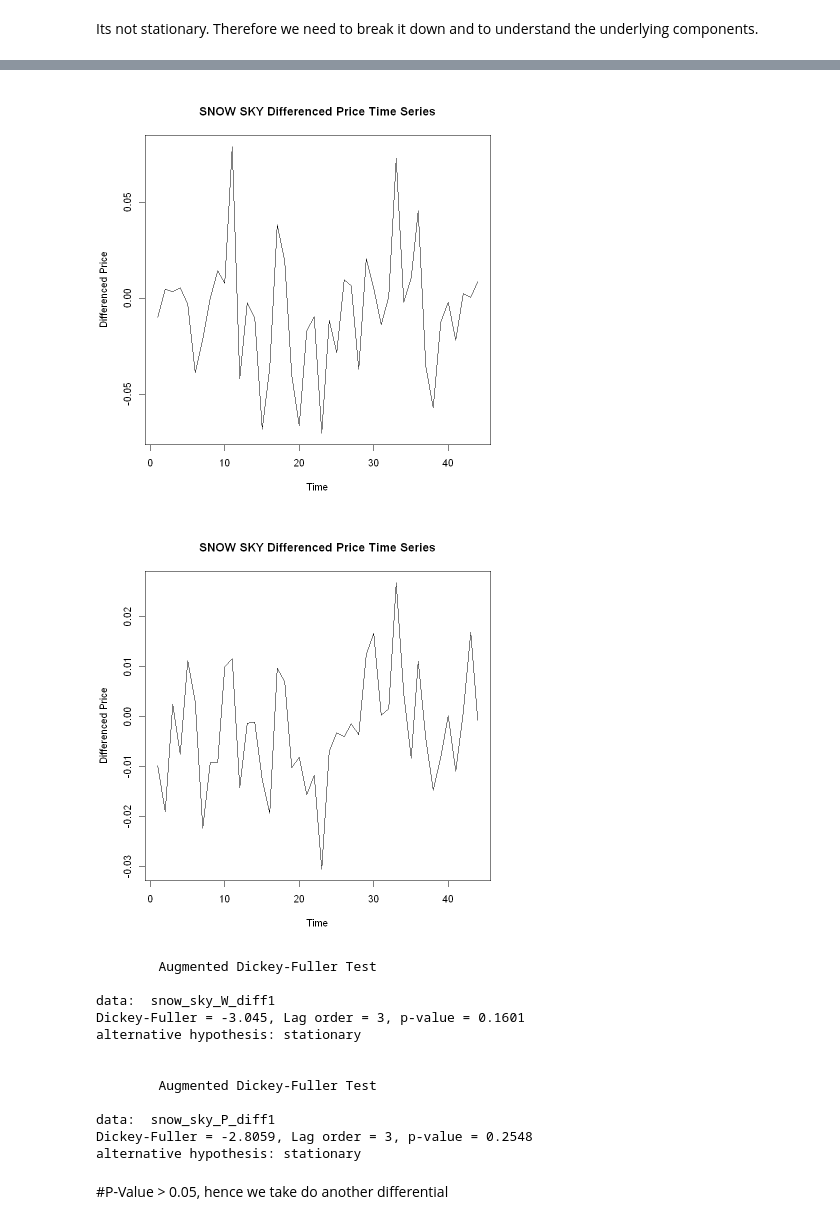
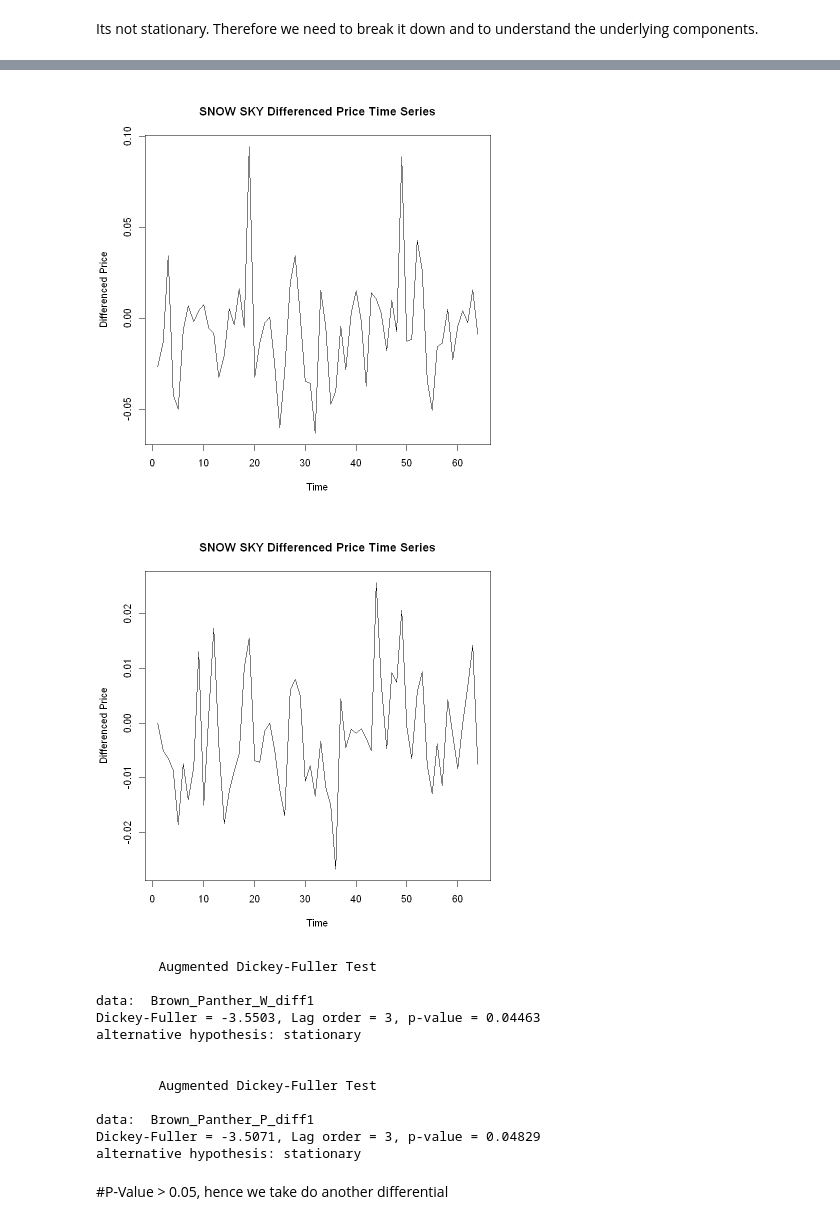
Before and after one commit to SamuelDevdas/Time-Series-Finance-Sports-Betting, a Jupyter notebook: win_data_prep2.ipynb, the cells around one changed output, grey strips where cells are left out. Cells and saved outputs as stored; diff of their text form; code cells hidden in the pictures.

```diff
--- a/win_data_prep2.ipynb
+++ b/win_data_prep2.ipynb
@@ -124,10 +104,9 @@ PLACE_PRO_df <- PLACE_PRO_df %>%
   left_join(horse_names_df, by = c("horse_id" = "horse_id"))
 # %%
 # Important instances to split df
-PP_t <- "2015-05-15 16:07:00"
+PP_t <- "2015-05-15 16:06:18"
 IP_t <- "2015-05-15 16:16:00"
 
-Bucket_size <- 12
 
 # Split the data frame into three parts based on the given times
 WIN_PRO_df_Morning <- WIN_PRO_df %>% filter(timestamp < PP_t)
@@ -277,12 +256,12 @@ print(sum(duplicated(Snow_Sky_PLACE_df)))
 [1] 0
 # %%
 # Convert 'time_bucket' to POSIXct for proper time handling
-Snow_Sky_WIN_df <- Snow_Sky_WIN_df %>%
+Brown_Panther_WIN_df <- Brown_Panther_WIN_df %>%
   mutate(timestamp = as.POSIXct(time_bucket * Bucket_size, origin = "1970-01-01", tz = "GMT"))
 
 # Check the range of the timestamp
-start_time <- min(Snow_Sky_WIN_df$timestamp)
-end_time <- max(Snow_Sky_WIN_df$timestamp)
+start_time <- min(Brown_Panther_WIN_df$timestamp)
+end_time <- max(Brown_Panther_WIN_df$timestamp)
 
 # Create a sequence of time points from start to end with a step of 6 seconds
 time_points <- seq(from = start_time, to = end_time, by = Bucket_size)
@@ -292,7 +271,7 @@ complete_data <- data.frame(timestamp = time_points)
 
 # Merge with the original data to ensure alignment
 complete_data <- complete_data %>%
-  left_join(Snow_Sky_WIN_df, by = "timestamp")
+  left_join(Brown_Panther_WIN_df, by = "timestamp")
 
 # Fill missing prices with NA or any other method if necessary
 complete_data <- complete_data %>%
@@ -326,11 +304,11 @@ A Time Series: 1 × 6
 # %%
 # Convert 'time_bucket' to POSIXct for proper time handling
-Snow_Sky_PLACE_df <- Snow_Sky_PLACE_df %>%
+Brown_Panther_PLACE_df <- Brown_Panther_PLACE_df %>%
   mutate(timestamp = as.POSIXct(time_bucket * Bucket_size, origin = "1970-01-01", tz = "GMT"))
 
 # Check the range of the timestamp
-start_time <- min(Snow_Sky_PLACE_df$timestamp)
-end_time <- max(Snow_Sky_PLACE_df$timestamp)
+start_time <- min(Brown_Panther_PLACE_df$timestamp)
+end_time <- max(Brown_Panther_PLACE_df$timestamp)
 
 # Create a sequence of time points from start to end with a step of 6 seconds
 time_points <- seq(from = start_time, to = end_time, by = Bucket_size)
@@ -340,7 +318,7 @@ complete_data <- data.frame(timestamp = time_points)
 
 # Merge with the original data to ensure alignment
 complete_data <- complete_data %>%
-  left_join(Snow_Sky_PLACE_df, by = "timestamp")
+  left_join(Brown_Panther_PLACE_df, by = "timestamp")
 
 # Fill missing prices with NA or any other method if necessary
 complete_data <- complete_data %>%
@@ -436,5 +392,5 @@ plot(decomposed_2)
 # %%
-snow_sky_W_diff1 <- diff(Snow_Sky_WIN_df$mean_price, lag = 1)
+Brown_Panther_W_diff1 <- diff(Brown_Panther_WIN_df$mean_price, lag = 1)
 
-snow_sky_P_diff1 <- diff(Snow_Sky_PLACE_df$mean_price, lag = 1)
+Brown_Panther_P_diff1 <- diff(Brown_Panther_PLACE_df$mean_price, lag = 1)
 # %%
@@ -493,30 +449,30 @@ A tibble: 6 × 3
 [1] 0
 [1] 0
 # %%
-plot(snow_sky_W_diff1, main="SNOW SKY Differenced Price Time Series", xlab="Time", ylab="Differenced Price", type="l")
+plot(Brown_Panther_W_diff1, main="SNOW SKY Differenced Price Time Series", xlab="Time", ylab="Differenced Price", type="l")
 
-plot(snow_sky_P_diff1, main="SNOW SKY Differenced Price Time Series", xlab="Time", ylab="Differenced Price", type="l")
+plot(Brown_Panther_P_diff1, main="SNOW SKY Differenced Price Time Series", xlab="Time", ylab="Differenced Price", type="l")
 # %% [output]
-[figure, old version]
+[figure, new version]
-[figure, old version]
+[figure, new version]
 # %%
-adf_result_diff <- adf.test(snow_sky_W_diff1, alternative = "stationary")
+adf_result_diff <- adf.test(Brown_Panther_W_diff1, alternative = "stationary")
 print(adf_result_diff)
 
-adf_result_diff_P <- adf.test(snow_sky_P_diff1, alternative = "stationary")
+adf_result_diff_P <- adf.test(Brown_Panther_P_diff1, alternative = "stationary")
 print(adf_result_diff_P)
 # %% [output]
         Augmented Dickey-Fuller Test
 
-data:  snow_sky_W_diff1
-Dickey-Fuller = -3.045, Lag order = 3, p-value = 0.1601
+data:  Brown_Panther_W_diff1
+Dickey-Fuller = -3.5503, Lag order = 3, p-value = 0.04463
 alternative hypothesis: stationary
 
 
         Augmented Dickey-Fuller Test
 
-data:  snow_sky_P_diff1
-Dickey-Fuller = -2.8059, Lag order = 3, p-value = 0.2548
+data:  Brown_Panther_P_diff1
+Dickey-Fuller = -3.5071, Lag order = 3, p-value = 0.04829
 alternative hypothesis: stationary
 # %% [markdown]
 #P-Value > 0.05, hence we take do another differential
```
Also changed, not shown: parts of 24 cells of this notebook.
